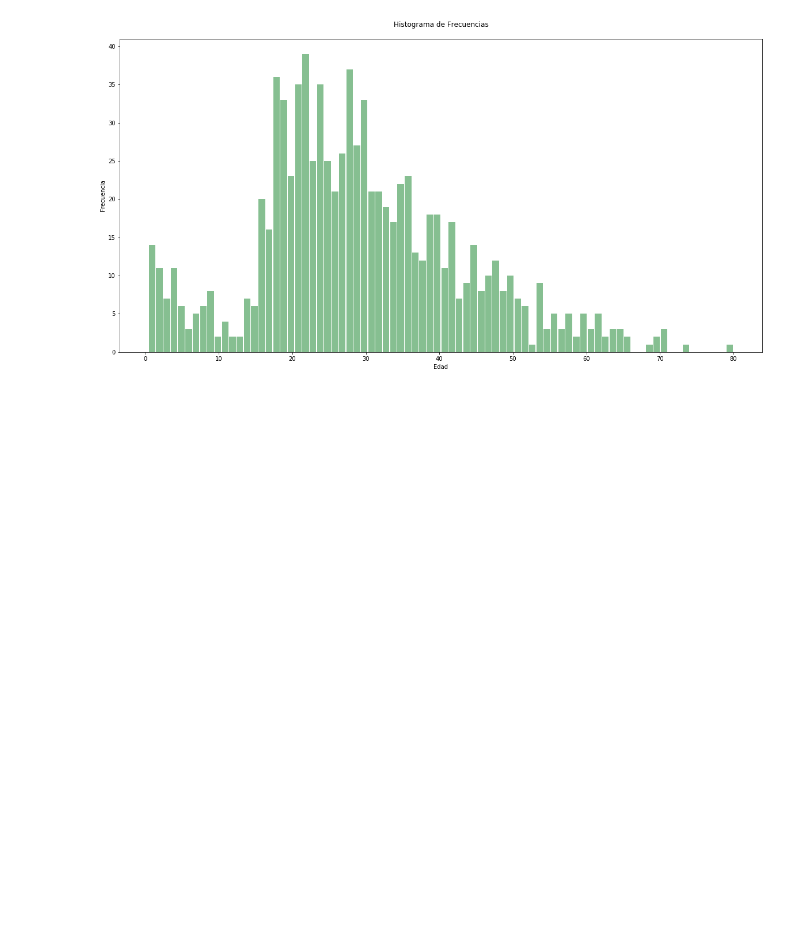
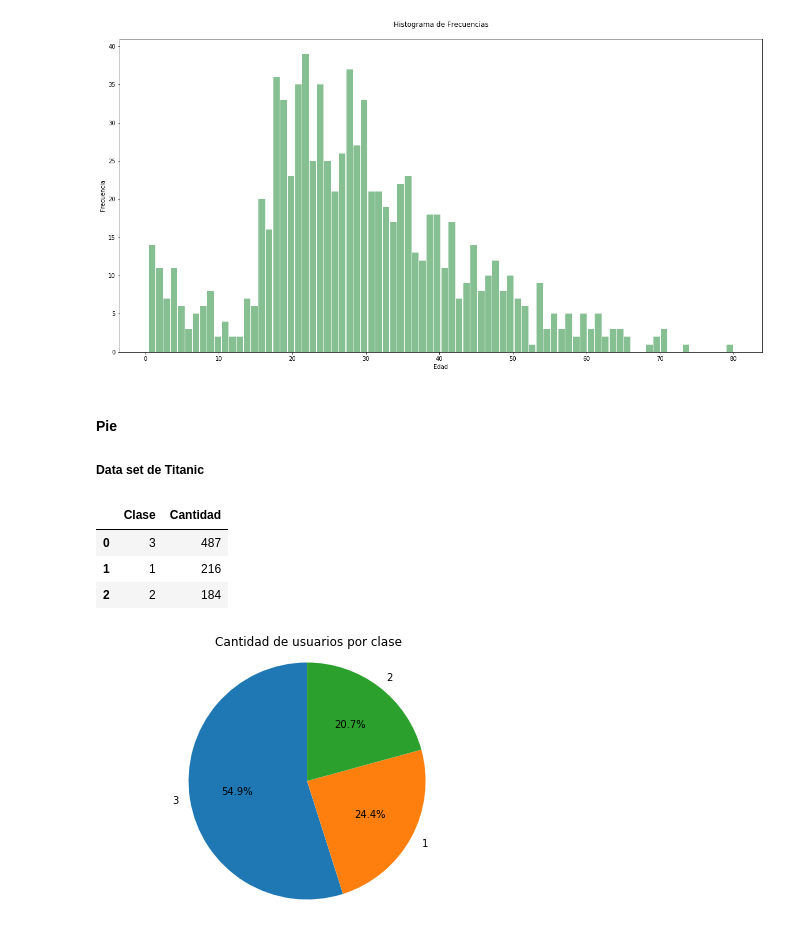
Before and after one commit to davidalejandro1223/Introduccion-ciencia-datos, a Jupyter notebook: Matplotlib/Taller 11 - Gráficas básicas.ipynb, the cells around one changed output. Drawn from its saved outputs; the diff is of its cells as text; code cells hidden in the pictures; blank space fills up the shorter version.

Commit message:
Pie, Line Plot and Hist

```diff
--- a/Matplotlib/Taller 11 - Gráficas básicas.ipynb
+++ b/Matplotlib/Taller 11 - Gráficas básicas.ipynb
@@ -129,3 +136,23 @@ plt.title('Histograma de Frecuencias\n')
 fig.show()
 # %% [output]
 [figure]
+# %% [markdown]
+#### Pie
+##### Data set de Titanic
+# %%
+vc = dfTitanic['Pclass'].value_counts()
+df = vc.rename_axis('Clase').reset_index(name='Cantidad')
+df
+# %% [output]
+|  | Clase | Cantidad |
+| 0 | 3 | 487 |
+| 1 | 1 | 216 |
+| 2 | 2 | 184 |
+# %%
+plt.pie(df['Cantidad'], labels=df['Clase'], shadow=False, startangle=90, autopct='%1.1f%%')
+plt.axis('equal')
+plt.tight_layout()
+plt.title('Cantidad de usuarios por clase')
+plt.show()
+# %% [output]
+[figure, added]
```
Also changed, not shown: parts of 2 cells of this notebook.
